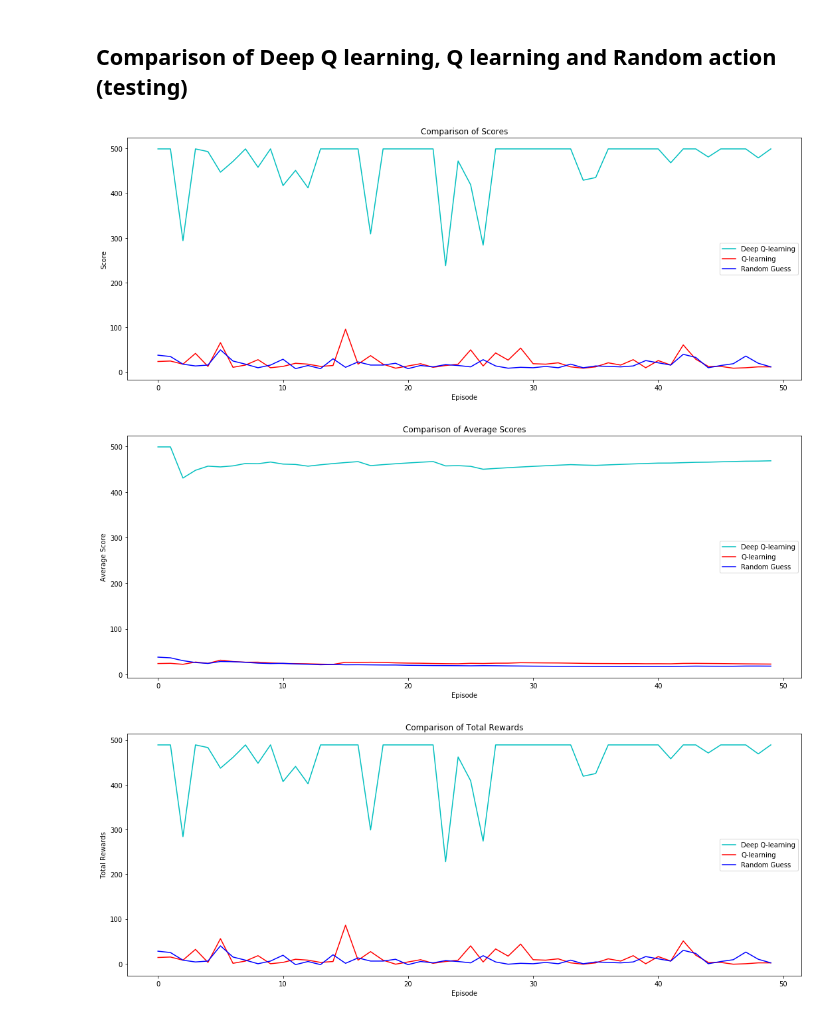
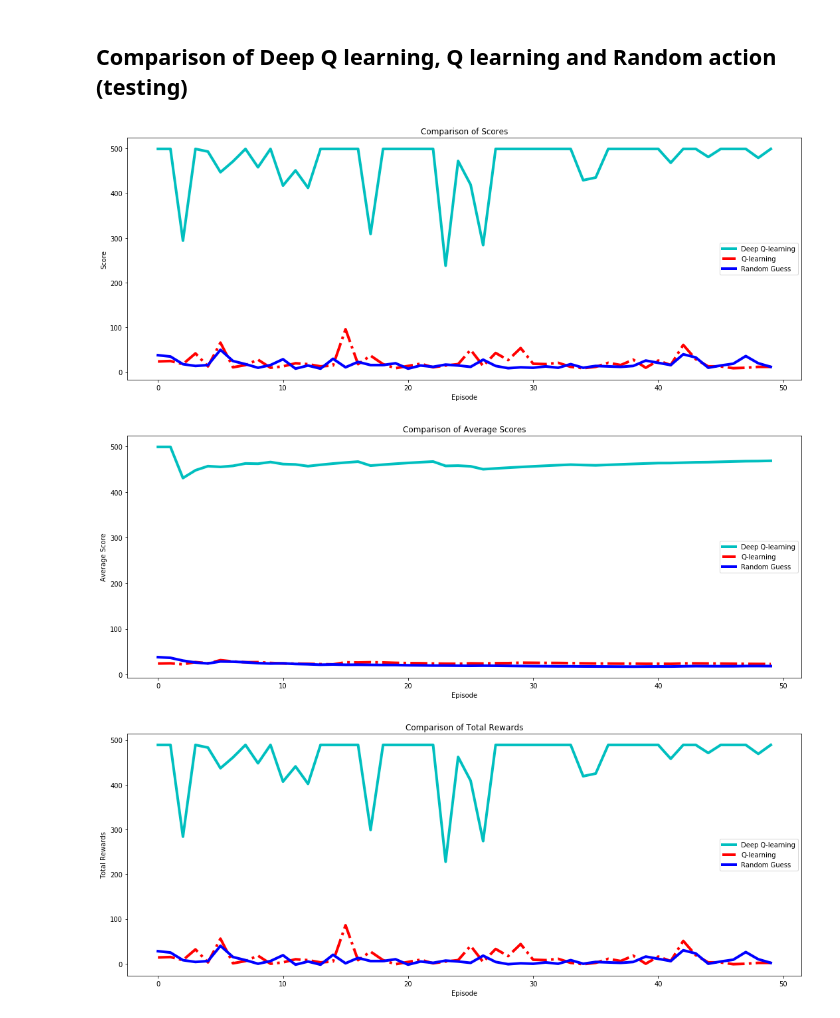
Before and after one commit to shobhitgupta01/major-project-plots, a Jupyter notebook: Cartpole/Cartpole Plots.ipynb, the cells around one changed output. Drawn from its saved outputs; the diff is of its cells as text; code cells hidden in the pictures.

```diff
--- a/Cartpole/Cartpole Plots.ipynb
+++ b/Cartpole/Cartpole Plots.ipynb
@@ -643,27 +663,27 @@ average_reward5=df5['average_reward']
 # %%
 #Scores
 
 fig = plt.figure(figsize=(15,6))
 
 ax1 = plt.subplot2grid((1,1),(0,0))
 
 ax1.set_title("Comparison of Scores")
 ax1.set_xlabel("Episode")
 ax1.set_ylabel("Score")
 
-ax1.plot(episodes2,score2,'c-',label="Deep Q-learning")
+ax1.plot(episodes2,score2,'c-',label="Deep Q-learning",linewidth=4)
 
-ax1.plot(episode4,score4,'r-',label="Q-learning")
+ax1.plot(episode4,score4,'r-.',label="Q-learning",linewidth=4)
 
-ax1.plot(episode5,score5,'b-',label="Random Guess")
+ax1.plot(episode5,score5,'b-',label="Random Guess",linewidth=4)
 
 ax1.legend()
 
 plt.tight_layout()
-
+plt.savefig('outputs/cmp_score.png')
 plt.show()
 # %% [output]
-[figure, old version]
+[figure, new version]
 # %%
 # Average Scores
 
@@ -675,19 +695,19 @@ ax1.set_title("Comparison of Average Scores")
 ax1.set_xlabel("Episode")
 ax1.set_ylabel("Average Score")
 
-ax1.plot(episodes2,average_score2,'c-',label="Deep Q-learning")
+ax1.plot(episodes2,average_score2,'c-',label="Deep Q-learning",linewidth=4)
 
-ax1.plot(episode4,average_score4,'r-',label="Q-learning")
+ax1.plot(episode4,average_score4,'r-.',label="Q-learning",linewidth=4)
 
-ax1.plot(episode5,average_score5,'b-',label="Random Guess")
+ax1.plot(episode5,average_score5,'b-',label="Random Guess",linewidth=4)
 
 ax1.legend()
 
 plt.tight_layout()
-
+plt.savefig('outputs/cmp_avg_score.png')
 plt.show()
 # %% [output]
-[figure, old version]
+[figure, new version]
 # %%
 # Total rewards
 
@@ -699,19 +719,19 @@ ax1.set_title("Comparison of Total Rewards")
 ax1.set_xlabel("Episode")
 ax1.set_ylabel("Total Rewards")
 
-ax1.plot(episodes2,total_reward2,'c-',label="Deep Q-learning")
+ax1.plot(episodes2,total_reward2,'c-',label="Deep Q-learning",linewidth=4)
 
-ax1.plot(episode4,total_reward4,'r-',label="Q-learning")
+ax1.plot(episode4,total_reward4,'r-.',label="Q-learning",linewidth=4)
 
-ax1.plot(episode5,total_reward5,'b-',label="Random Guess")
+ax1.plot(episode5,total_reward5,'b-',label="Random Guess",linewidth=4)
 
 ax1.legend()
 
 plt.tight_layout()
-
+plt.savefig('outputs/cmp_total_reward.png')
 plt.show()
 # %% [output]
-[figure, old version]
+[figure, new version]
 # %%
 # Average rewards
 
```
Also changed, not shown: parts of 30 cells of this notebook, 56 other files.
